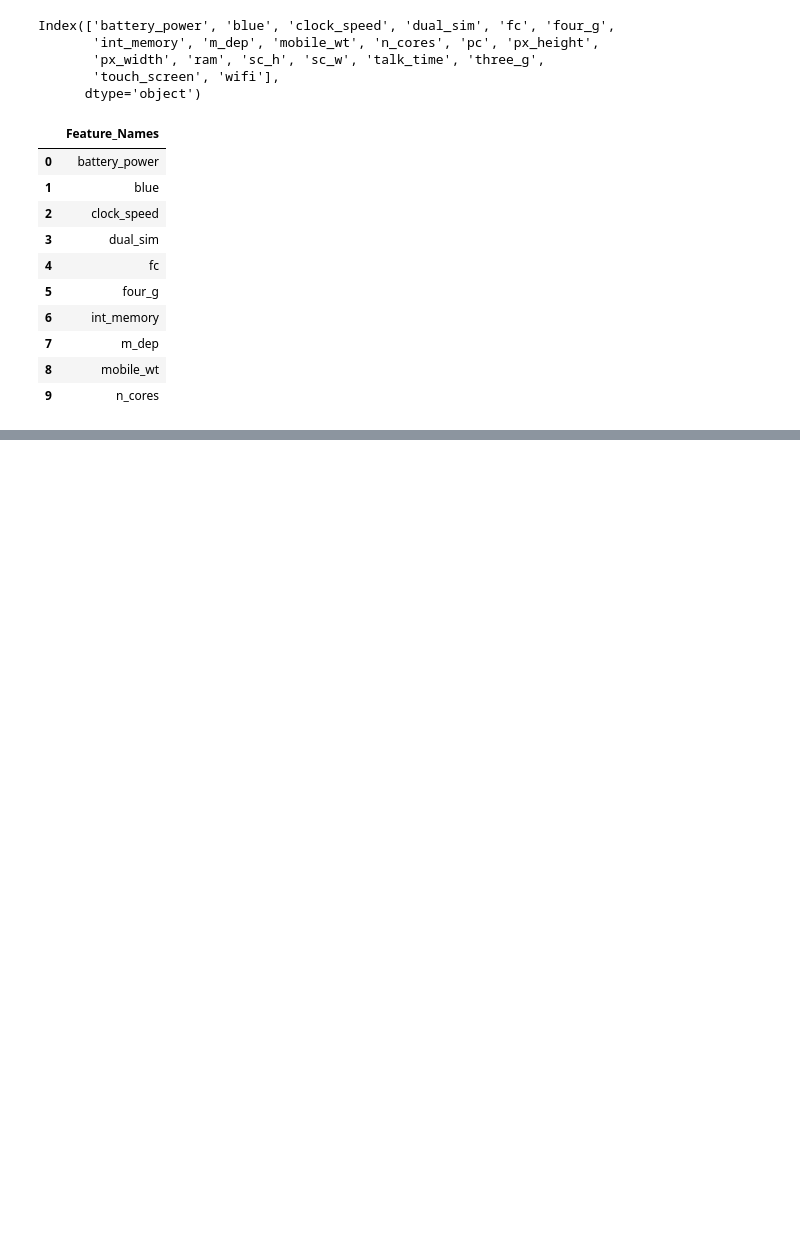
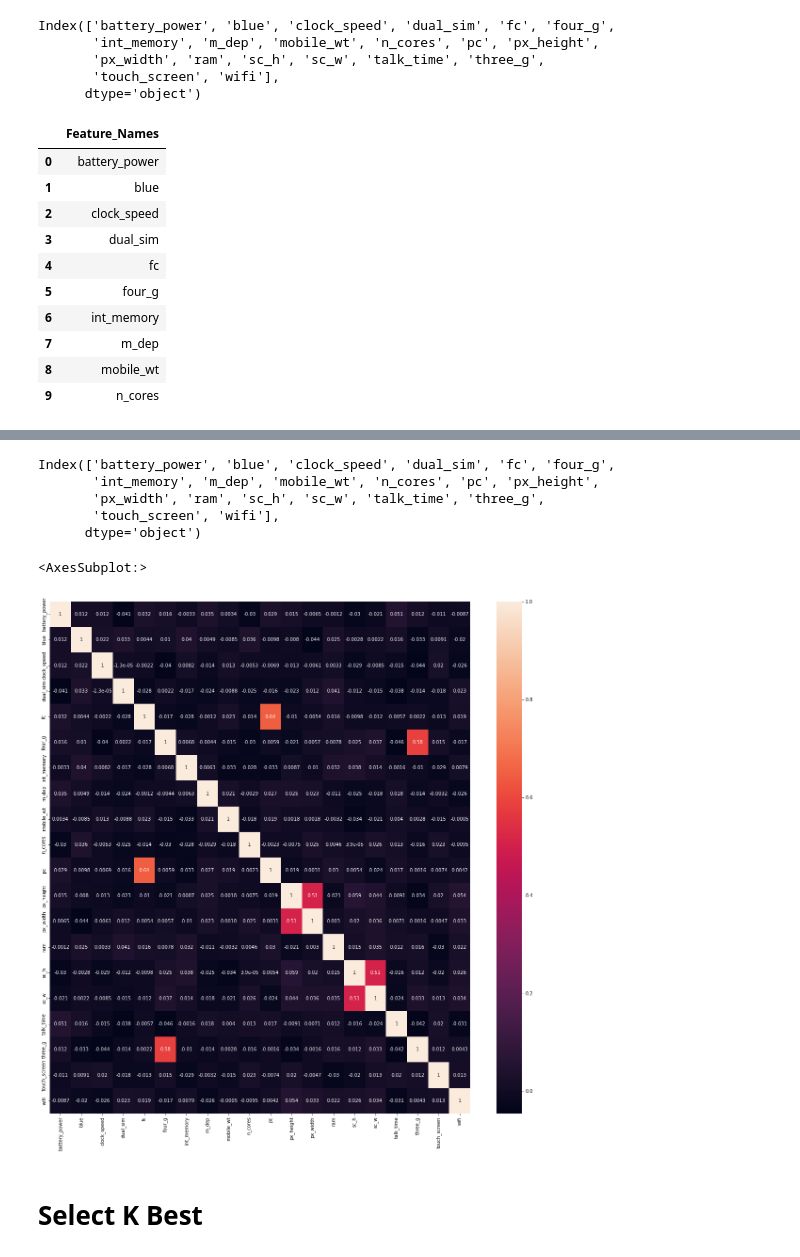
Before and after one commit to emdad8/aiquest-ml-aasassignments, a Jupyter notebook: Assignment 8 Feature Selection.ipynb, the cells around one changed output, grey strips where cells are left out. Cells and saved outputs as stored; diff of their text form; code cells hidden in the pictures; blank space fills up the shorter version.

```diff
--- a/Assignment 8 Feature Selection.ipynb
+++ b/Assignment 8 Feature Selection.ipynb
@@ -205,0 +244,18 @@ newx1.plot(kind='bar',color=['red'])
+# %%
+x.columns
+# %% [output]
+Index(['battery_power', 'blue', 'clock_speed', 'dual_sim', 'fc', 'four_g',
+       'int_memory', 'm_dep', 'mobile_wt', 'n_cores', 'pc', 'px_height',
+       'px_width', 'ram', 'sc_h', 'sc_w', 'talk_time', 'three_g',
+       'touch_screen', 'wifi'],
+      dtype='object')
+# %%
+feature_names = x.columns #features name
+colname = x.corr().index #features name
+plt.figure(figsize=(20,20))
+sns.heatmap(df[colname].corr(),annot=True)
+# %% [output]
+<AxesSubplot:>
+[figure, added]
+# %% [markdown]
+# Select K Best
```
Also changed, not shown: parts of 27 cells of this notebook.
